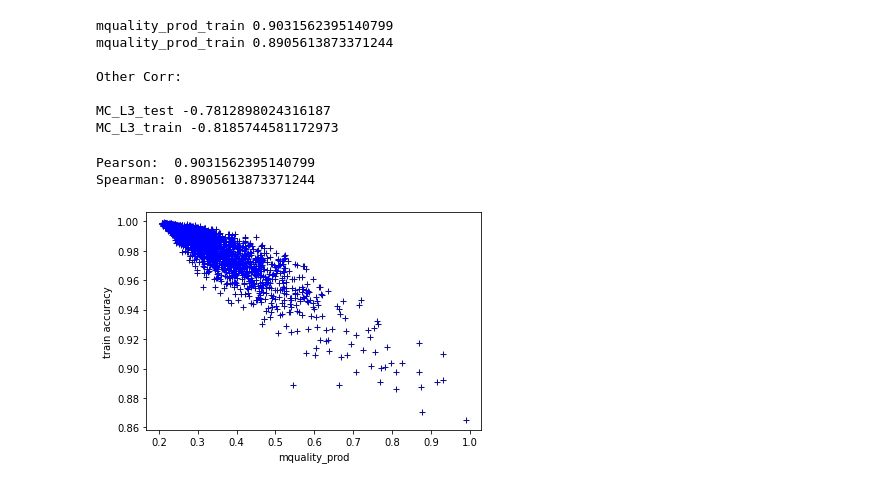
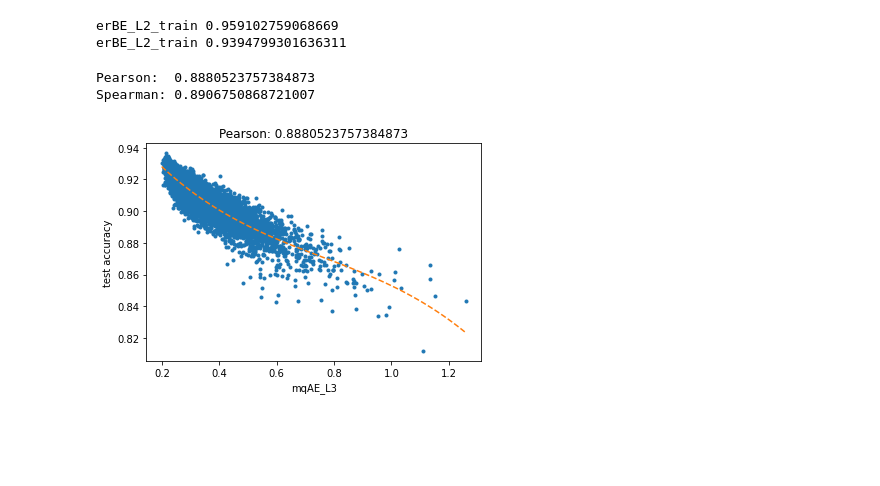
Before and after one commit to KhalilJDamouni/NAS-Metrics, a Jupyter notebook: NATS-Bench1/source/plot.ipynb, the cells around one changed output. Drawn from its saved outputs; the diff is of its cells as text; code cells hidden in the pictures; blank space fills up the shorter version.

```diff
--- a/NATS-Bench1/source/plot.ipynb
+++ b/NATS-Bench1/source/plot.ipynb
@@ -12,5 +35,5 @@ df = df[~df.isin([np.nan, np.inf, -np.inf]).any(1)] ##Gets rid of infs, NaNs
 # %%
-over_90 = df[df.train_acc > 0]
+over_90 = df[df.test_acc > 0]
 print(over_90.shape)
 print(over_90.columns)
 # %% [output]
@@ -25,11 +46,11 @@ Index(['model_num', 'test_acc', 'test_loss', 'train_acc', 'train_loss',
       dtype='object')
 # %%
-cols = ['quality_L1', 'quality_L2', 'quality_prod', 'KG_L1', 'MC_L1', 'MC_L3',
-       'ER_L1', 'mquality_L1', 'mquality_prod', 'mquality-wL1', 'mquality-wp',
-       'qlayer0mode3', 'qlayer0mode4', 'qlayer-1mode3', 'qlayer-1mode4', 'KG0',
-       'KG-1', 'MC0', 'MC-1', 'qnL1', 'qnL3', 'qnL4', 'qnL5', 'qnrL1', 'qnrL3',
-       'qnrL4', 'qnrL5', 'qnprL1', 'qnprL3', 'qnprL4', 'qnprL5', 'qnrL6',
-       'qnrL7']
+cols = ['mqBE_L1', 'mqBE_L2', 'mqBE_L3', 'mqBE_L4', 'mqBE_L5',
+       'mqAE_L1', 'mqAE_L2', 'mqAE_L3', 'mqAE_L4', 'mqAE_L5', 'erBE_L1',
+       'erBE_L2', #'erBE_L3'
+       'erBE_L4', 'erBE_L5', 'erAE_L1', 'erAE_L2',
+       #'erAE_L3',
+       'erAE_L4', 'erAE_L5']
 test_acc_vec = over_90['test_acc']
 train_acc_vec = over_90['train_acc']
 gap = train_acc_vec - test_acc_vec
@@ -37,12 +58,13 @@ results = {}
 results2 = {}
 
 for x in cols:
+    print(x)
     col = over_90[x]
     vec = col.to_numpy()
-    results[x + "_test"] = stats.pearsonr(-vec, test_acc_vec)[0]
-    results[x + "_train"] = stats.pearsonr(-vec, train_acc_vec)[0]
-    results[x + "_gap"] = stats.pearsonr(-vec, gap)[0]
+    results[x + "_test"] = abs(stats.pearsonr(vec, test_acc_vec)[0])
+    results[x + "_train"] = abs(stats.pearsonr(vec, train_acc_vec)[0])
+    results[x + "_gap"] = abs(stats.pearsonr(vec, gap)[0])
 
-    results2[x + "_test"] = stats.spearmanr(-vec, test_acc_vec)[0]
-    results2[x + "_train"] = stats.spearmanr(-vec, train_acc_vec)[0]
-    results2[x + "_gap"] = stats.spearmanr(-vec, gap)[0]
+    results2[x + "_test"] = abs(stats.spearmanr(vec, test_acc_vec)[0])
+    results2[x + "_train"] = abs(stats.spearmanr(vec, train_acc_vec)[0])
+    results2[x + "_gap"] = abs(stats.spearmanr(vec, gap)[0])
@@ -77,30 +118,26 @@ plt.xticks(range(len(sorted_dict2)), list(sorted_dict2.keys()),rotation='vertica
 import operator
 print(max(results, key=results.get), results[max(results, key=results.get)])
 print(max(results2, key=results2.get), results2[max(results2, key=results2.get)])
-print("\nOther Corr:\n")
-print(min(results, key=results.get), results[min(results, key=results.get)])
-print(min(results2, key=results2.get), results2[min(results2, key=results2.get)])
 # %% [output]
-mquality_prod_train 0.9031562395140799
-mquality_prod_train 0.8905613873371244
-
-Other Corr:
-
-MC_L3_test -0.7812898024316187
-MC_L3_train -0.8185744581172973
+erBE_L2_train 0.959102759068669
+erBE_L2_train 0.9394799301636311
 # %%
-accuracy = "train" #"train", "test"
-x_axis = 'mquality_prod'
+accuracy = "test" #"train", "test"
+x_axis = 'mqAE_L3'
+
+xp = np.linspace(min(over_90[x_axis]), max(over_90[x_axis]), 100)
+p3 = np.poly1d(np.polyfit(over_90[x_axis], over_90[accuracy+'_acc'], 3))
 
 matplotlib.rc('xtick', labelsize=10)
-plt.plot(over_90[x_axis] , over_90[accuracy+'_acc'], '+', color='blue')#over_90[accuracy+'_acc']
+plt.plot(over_90[x_axis] , over_90[accuracy+'_acc'],
+'.', xp, p3(xp),'--')
 plt.xlabel(x_axis)
 plt.ylabel(accuracy + " accuracy")
+plt.title("Pearson: " + str(results[x_axis+'_'+accuracy]))
 #plt.ylim([0,1.1])
 print("Pearson: ",results[x_axis+'_'+accuracy])
 print("Spearman:", results2[x_axis+'_'+accuracy])
-plt.show()
 # %% [output]
-Pearson:  0.9031562395140799
-Spearman: 0.8905613873371244
+Pearson:  0.8880523757384873
+Spearman: 0.8906750868721007
-[figure, old version]
+[figure, new version]
```
Also changed, not shown: parts of 9 cells of this notebook, 2 other files.
